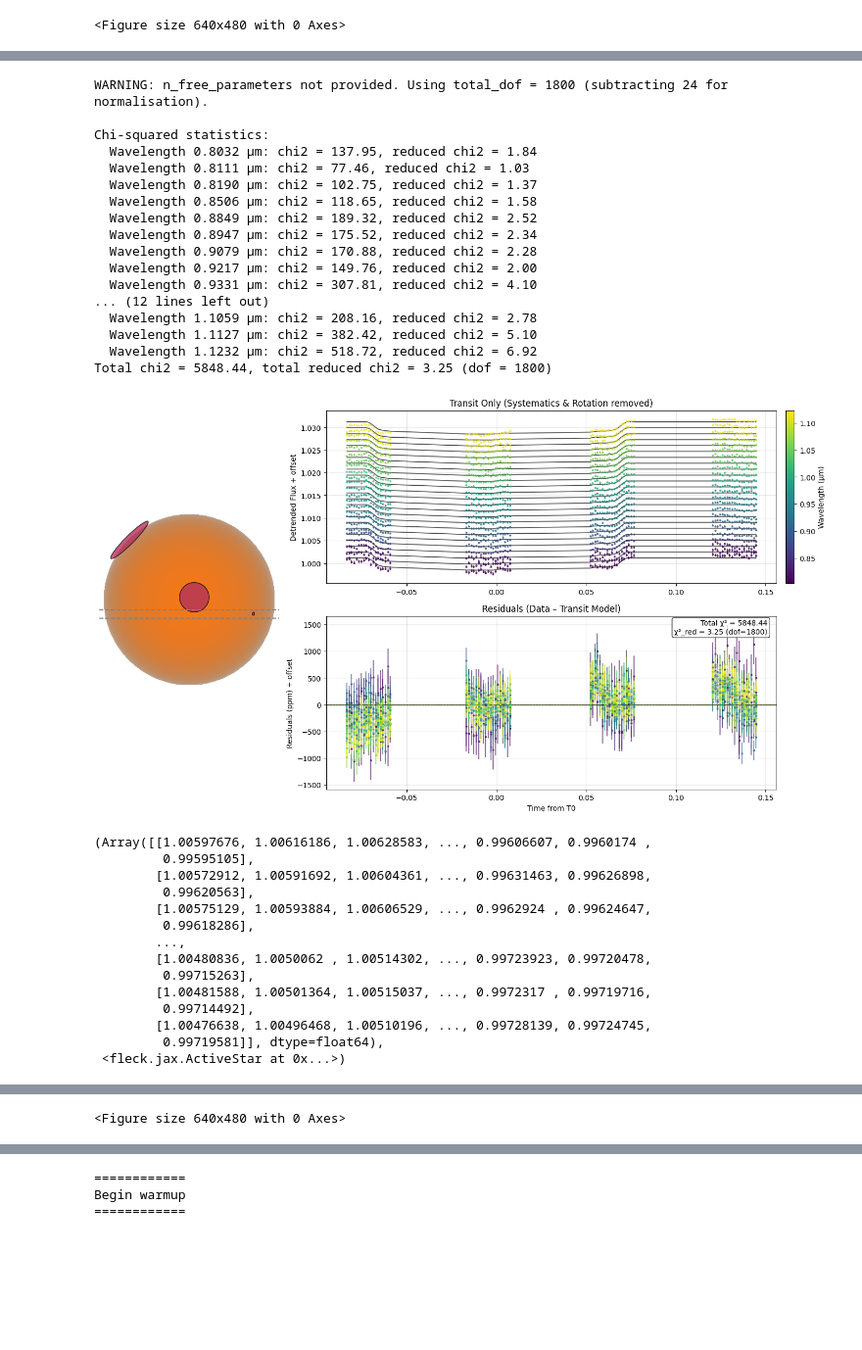
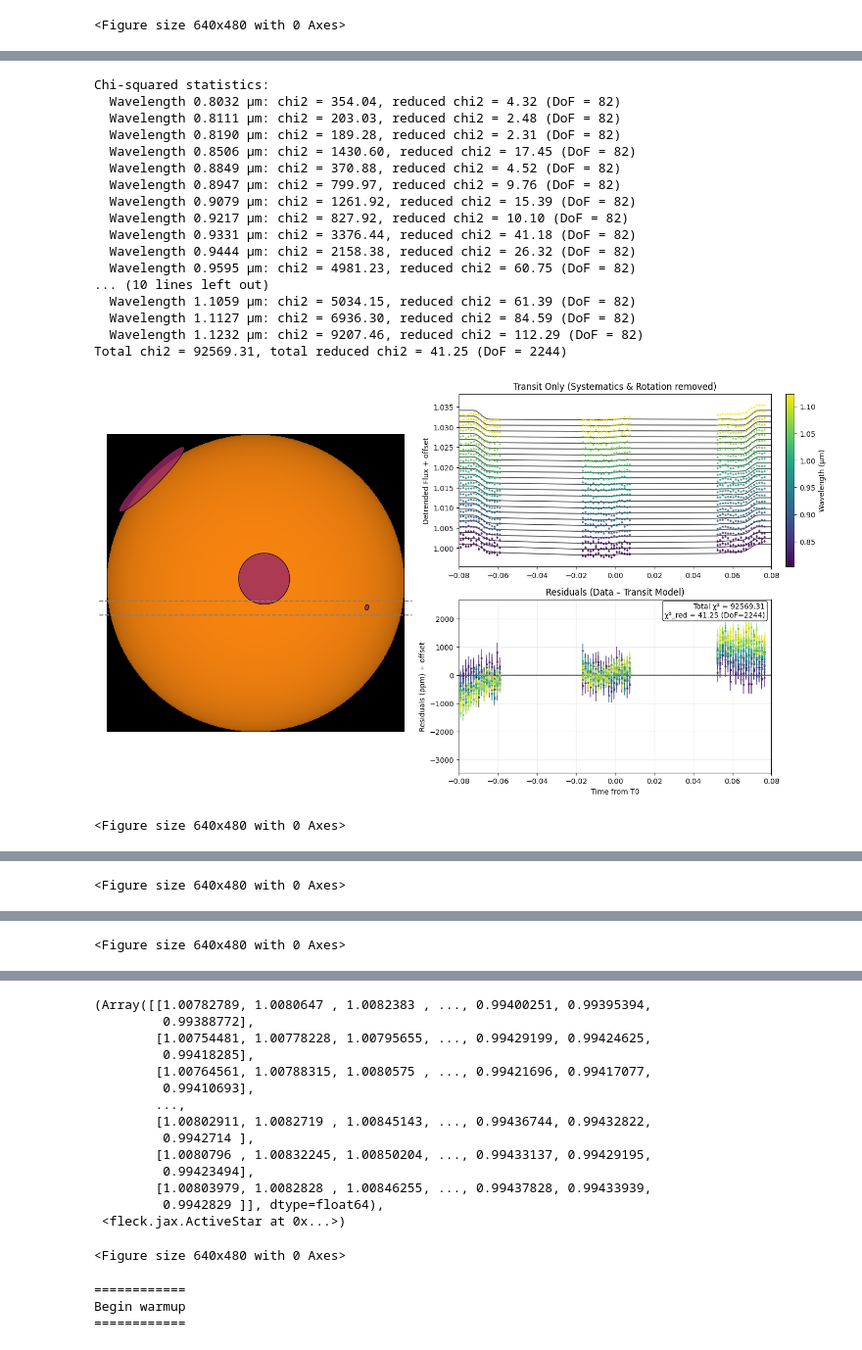
Before and after one commit to will-waalkes/Spot_Treating_AUMicb, a Jupyter notebook: modeling/05-spec-lc/S22-specLC-2T-fixedTphot-nopolarspots.ipynb, the cells around one changed output, grey strips where cells are left out. Shown at 98% size. Cells and saved outputs as stored; diff of their text form; code cells hidden in the pictures; blank space fills up the shorter version.

Commit message:
spec LC modeling

```diff
--- a/modeling/05-spec-lc/S22-specLC-2T-fixedTphot-nopolarspots.ipynb
+++ b/modeling/05-spec-lc/S22-specLC-2T-fixedTphot-nopolarspots.ipynb
@@ -16,7 +16,7 @@ Number of wavelength points: 10000
 Grid creation complete!
 # %%
 visit = 'S22'
-orbits_to_exclude = np.array([0,1,2,7])
+orbits_to_exclude = np.array([0,2,7])
 
 speclc_bin_edges = ([
     0.799213,
@@ -710,65 +1152,51 @@ params = {
     'b_1': default_params['b_1'],
     'b_2': -0.238713,
     'b_3': 0.324703,
     'b_4': -0.151913,
     # Spots
     'limb_spot_lon': -1.337244,
     'limb_spot_lat': 0.8,
     'limb_spot_rad': 0.306391,
     'chord_spot_lon_1': 0.057,
     'chord_spot_lat_1': 1.549748,
     'chord_spot_rad_1': 0.172,
     'chord_spot_lon_2': 0.861,
     'chord_spot_lat_2': 1.74,
     'chord_spot_rad_2': 0.019239,
     # Planet
     'rp_rstar': np.array([0.047190] * len(data_wavelengths)),
     't_0': 0.000479,
     'a_rstar': 19.20,
     # Limb darkening
-    'u1_slope': 0.001,
+    'u1_slope': -1,
     'u1_intercept': 0.339359,
-    'u2_slope': -0.002,
+    'u2_slope': -0.5,
     'u2_intercept': 0.260200,
     # Stellar
     'T_phot': 3891,
     'T_occulted': 3020,
 }
 
 model_designation = 'plottingtest'
 visit = 'S22'
-
-plot_results(parameter_dict=params, figlabel=model_designation)
+plot_results(parameter_dict=params, samples=None, figlabel=model_designation)
 # %% [output]
-WARNING: n_free_parameters not provided. Using total_dof = 1800 (subtracting 24 for normalisation).
-
 Chi-squared statistics:
-  Wavelength 0.8032 µm: chi2 = 137.95, reduced chi2 = 1.84
-  Wavelength 0.8111 µm: chi2 = 77.46, reduced chi2 = 1.03
-  Wavelength 0.8190 µm: chi2 = 102.75, reduced chi2 = 1.37
-  Wavelength 0.8506 µm: chi2 = 118.65, reduced chi2 = 1.58
-  Wavelength 0.8849 µm: chi2 = 189.32, reduced chi2 = 2.52
-  Wavelength 0.8947 µm: chi2 = 175.52, reduced chi2 = 2.34
-  Wavelength 0.9079 µm: chi2 = 170.88, reduced chi2 = 2.28
-  Wavelength 0.9217 µm: chi2 = 149.76, reduced chi2 = 2.00
-  Wavelength 0.9331 µm: chi2 = 307.81, reduced chi2 = 4.10
-... (12 lines left out)
-  Wavelength 1.1059 µm: chi2 = 208.16, reduced chi2 = 2.78
-  Wavelength 1.1127 µm: chi2 = 382.42, reduced chi2 = 5.10
-  Wavelength 1.1232 µm: chi2 = 518.72, reduced chi2 = 6.92
-Total chi2 = 5848.44, total reduced chi2 = 3.25 (dof = 1800)
+  Wavelength 0.8032 µm: chi2 = 354.04, reduced chi2 = 4.32 (DoF = 82)
+  Wavelength 0.8111 µm: chi2 = 203.03, reduced chi2 = 2.48 (DoF = 82)
+  Wavelength 0.8190 µm: chi2 = 189.28, reduced chi2 = 2.31 (DoF = 82)
+  Wavelength 0.8506 µm: chi2 = 1430.60, reduced chi2 = 17.45 (DoF = 82)
+  Wavelength 0.8849 µm: chi2 = 370.88, reduced chi2 = 4.52 (DoF = 82)
+  Wavelength 0.8947 µm: chi2 = 799.97, reduced chi2 = 9.76 (DoF = 82)
+  Wavelength 0.9079 µm: chi2 = 1261.92, reduced chi2 = 15.39 (DoF = 82)
+  Wavelength 0.9217 µm: chi2 = 827.92, reduced chi2 = 10.10 (DoF = 82)
+  Wavelength 0.9331 µm: chi2 = 3376.44, reduced chi2 = 41.18 (DoF = 82)
+  Wavelength 0.9444 µm: chi2 = 2158.38, reduced chi2 = 26.32 (DoF = 82)
+  Wavelength 0.9595 µm: chi2 = 4981.23, reduced chi2 = 60.75 (DoF = 82)
+... (10 lines left out)
+  Wavelength 1.1059 µm: chi2 = 5034.15, reduced chi2 = 61.39 (DoF = 82)
+  Wavelength 1.1127 µm: chi2 = 6936.30, reduced chi2 = 84.59 (DoF = 82)
+  Wavelength 1.1232 µm: chi2 = 9207.46, reduced chi2 = 112.29 (DoF = 82)
+Total chi2 = 92569.31, total reduced chi2 = 41.25 (DoF = 2244)
-[figure, old version]
+[figure, new version]
-(Array([[1.00597676, 1.00616186, 1.00628583, ..., 0.99606607, 0.9960174 ,
-         0.99595105],
-        [1.00572912, 1.00591692, 1.00604361, ..., 0.99631463, 0.99626898,
-         0.99620563],
-        [1.00575129, 1.00593884, 1.00606529, ..., 0.9962924 , 0.99624647,
-         0.99618286],
-        ...,
-        [1.00480836, 1.0050062 , 1.00514302, ..., 0.99723923, 0.99720478,
-         0.99715263],
-        [1.00481588, 1.00501364, 1.00515037, ..., 0.9972317 , 0.99719716,
-         0.99714492],
-        [1.00476638, 1.00496468, 1.00510196, ..., 0.99728139, 0.99724745,
-         0.99719581]], dtype=float64),
- <fleck.jax.ActiveStar at 0x...>)
+<Figure size 640x480 with 0 Axes>
@@ -775,0 +1206 @@ Total chi2 = 5848.44, total reduced chi2 = 3.25 (dof = 1800)
+<Figure size 640x480 with 0 Axes>
@@ -776,3 +1208,18 @@ Total chi2 = 5848.44, total reduced chi2 = 3.25 (dof = 1800)
+(Array([[1.00782789, 1.0080647 , 1.0082383 , ..., 0.99400251, 0.99395394,
+         0.99388772],
+        [1.00754481, 1.00778228, 1.00795655, ..., 0.99429199, 0.99424625,
+         0.99418285],
+        [1.00764561, 1.00788315, 1.0080575 , ..., 0.99421696, 0.99417077,
+         0.99410693],
+        ...,
+        [1.00802911, 1.0082719 , 1.00845143, ..., 0.99436744, 0.99432822,
+         0.9942714 ],
+        [1.0080796 , 1.00832245, 1.00850204, ..., 0.99433137, 0.99429195,
+         0.99423494],
+        [1.00803979, 1.0082828 , 1.00846255, ..., 0.99437828, 0.99433939,
+         0.9942829 ]], dtype=float64),
+ <fleck.jax.ActiveStar at 0x...>)
+<Figure size 640x480 with 0 Axes>
 # %%
 def post_batch_viz_save(self, **kwargs):
     """
```
Also changed, not shown: parts of 8 cells of this notebook, 1 other file.
